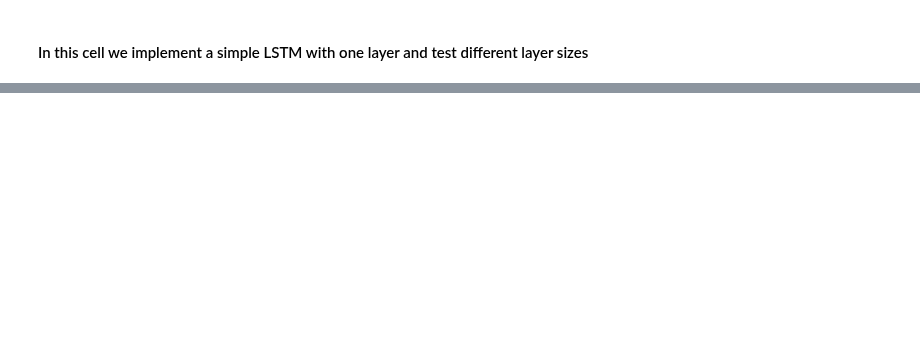
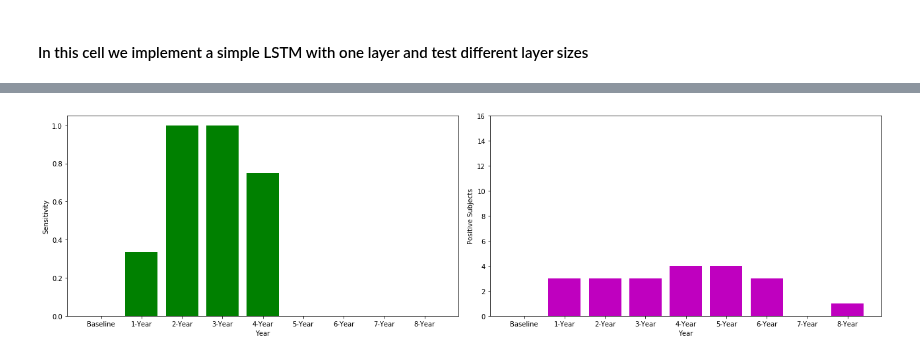
Before and after one commit to Tjersland/Master_2020_Prediction_of_Psychosis_in_Parkinsons_Patients_using_Machine_learning, a Jupyter notebook: 5.deep_learning.ipynb, the cells around one changed output, grey strips where cells are left out. Drawn from its saved outputs; the diff is of its cells as text; code cells hidden in the pictures; blank space fills up the shorter version.

```diff
--- a/5.deep_learning.ipynb
+++ b/5.deep_learning.ipynb
@@ -99,22 +103,30 @@ def train_validation_test_split (train,test):
 # %%
 train = pd.read_csv(FOLDER_NAME + '/train.csv')
 test = pd.read_csv(FOLDER_NAME + '/test.csv')
+FP_DF = pd.read_csv(FOLDER_NAME + '/FP_DF.csv')
+
+#Used for sensitivty vs year plot
+test_PATNO = pd.DataFrame(test["PATNO"].unique(), columns = ["PATNO"])
+test_FP = FP_DF.merge(test_PATNO, how = "inner", on = "PATNO")
 
 # We don't implement samling for deep learning due to poor results on other algorithms
 train.drop(["SAMPLING"], axis = 1, inplace  = True)
 
+# We split into train,validation and test
 train,validation,test = train_validation_test_split (train,test)
 
+#Creating generators arrays
 train_x, train_y = create_generator_arrays(train)
 validation_x, validation_y = create_generator_arrays(validation)
 test_x, test_y = create_generator_arrays(test)
 
-
+#Getting values necessary for generators and lstm to work
 num_of_dims = train.shape[1] - 2
 num_of_unique_subjects_train = train.PATNO.unique().size
 num_of_unique_subjects_validation = validation.PATNO.unique().size
 num_of_unique_subjects_test = test.PATNO.unique().size
 
+#Printing out data for number of subjects in each data set
 print("Number of subjects train: ", num_of_unique_subjects_train)
 print("Number of subjects validation: ", num_of_unique_subjects_validation)
 print("Number of subjects test: ", num_of_unique_subjects_test)
@@ -246,4 +321,0 @@ Epoch 00270: early stopping
-# %%
-model.load_weights('best_model.h5')
-
-predictions = model.predict_generator(data_generator(test_x, test_y, 1), steps = num_of_unique_subjects_test) > 0.5
@@ -268,0 +695,76 @@ print(met.roc_auc_score(test_y, predictions))
+# %%
+from keras.models import Sequential
+from keras.layers import LSTM, Dense, Dropout
+
+from keras.callbacks.callbacks import EarlyStopping, ModelCheckpoint
+import keras.metrics
+import keras.optimizers as optimizers
+from matplotlib import pyplot
+import sklearn.metrics as met
+
+if RUN_FINAL_RESULTS:
+    LAYER_SIZE = 6
+    LEARNING_RATE = 0.1
+    DROPOUT_RATE = 0.0
+
+    model = Sequential (name = "LSTM")
+
+    model.add(LSTM(LAYER_SIZE, dropout = DROPOUT_RATE, input_shape=(None, num_of_dims)))
+    model.add(Dense(1, activation='sigmoid'))
+
+    opt = keras.optimizers.Adam(learning_rate=LEARNING_RATE)
+
+    model.compile(optimizer=opt,
+                  loss='binary_crossentropy',
+                  metrics=['accuracy',keras.metrics.Recall(name = "sensitivity")])
+
+
+    from sklearn.utils import class_weight
+
+    train_y_temp = [y.item() for y in train_y]
+
+    class_weights = class_weight.compute_class_weight('balanced',
+                                                     np.unique(train_y_temp),
+                                                     train_y_temp)
+
+
+    es = EarlyStopping(monitor='val_sensitivity', mode = 'max', verbose = 0, patience = PATIENCE)
+    mc = ModelCheckpoint('best_model.h5', monitor = 'val_sensitivity', mode = 'max', save_best_only = True, verbose = 0, save_weights_only= True)
+
+    cb_list = [es,mc]
+
+    epochs = 500
+
+    model.fit_generator(data_generator(train_x,train_y, epochs), steps_per_epoch = num_of_unique_subjects_train, epochs = epochs, verbose = 0, class_weight=class_weights, \
+                       validation_data = data_generator(validation_x,validation_y, epochs), validation_steps= num_of_unique_subjects_validation, callbacks = cb_list)
+
+    model.load_weights('best_model.h5')
+
+    predictions_test = model.predict_generator(data_generator(test_x, test_y, 1), steps = num_of_unique_subjects_test) > 0.5
+    iteration_results_test = [{"Test results: " : predictions_test}]
+
+    search_report(iteration_results_test, test_y)
+
+    temp_test_FP = test_FP.copy()
+    temp_test_FP ['results'] = predictions_test
+    print("Sensitivity by year: Test")
+    plot_sensitivity_by_year(temp_test_FP)
+
+    display(met.confusion_matrix(test_y, predictions_test))
+
+    fpr, tpr, tresholds = met.roc_curve (test_y, predictions_test)
+    roc_auc = met.roc_auc_score(test_y,predictions_test)
+
+    # Code inspired by https://scikit-learn.org/stable/auto_examples/model_selection/plot_roc.html
+    pyplot.figure()
+    lw = 2
+    pyplot.plot(fpr, tpr, color='darkorange',
+             lw=lw, label='ROC curve (area = %0.2f)' % roc_auc)
+    pyplot.plot([0, 1], [0, 1], color='navy', lw=lw, linestyle='--')
+    pyplot.xlim([0.0, 1.0])
+    pyplot.ylim([0.0, 1.05])
+    pyplot.xlabel('False Positive Rate')
+    pyplot.ylabel('True Positive Rate')
+    pyplot.legend(loc="lower right")
+    pyplot.show()
+# %% [output]
@@ -268,0 +777 @@ print(met.roc_auc_score(test_y, predictions))
+[figure, added]
```
Also changed, not shown: parts of 23 cells of this notebook, 9 other files.
